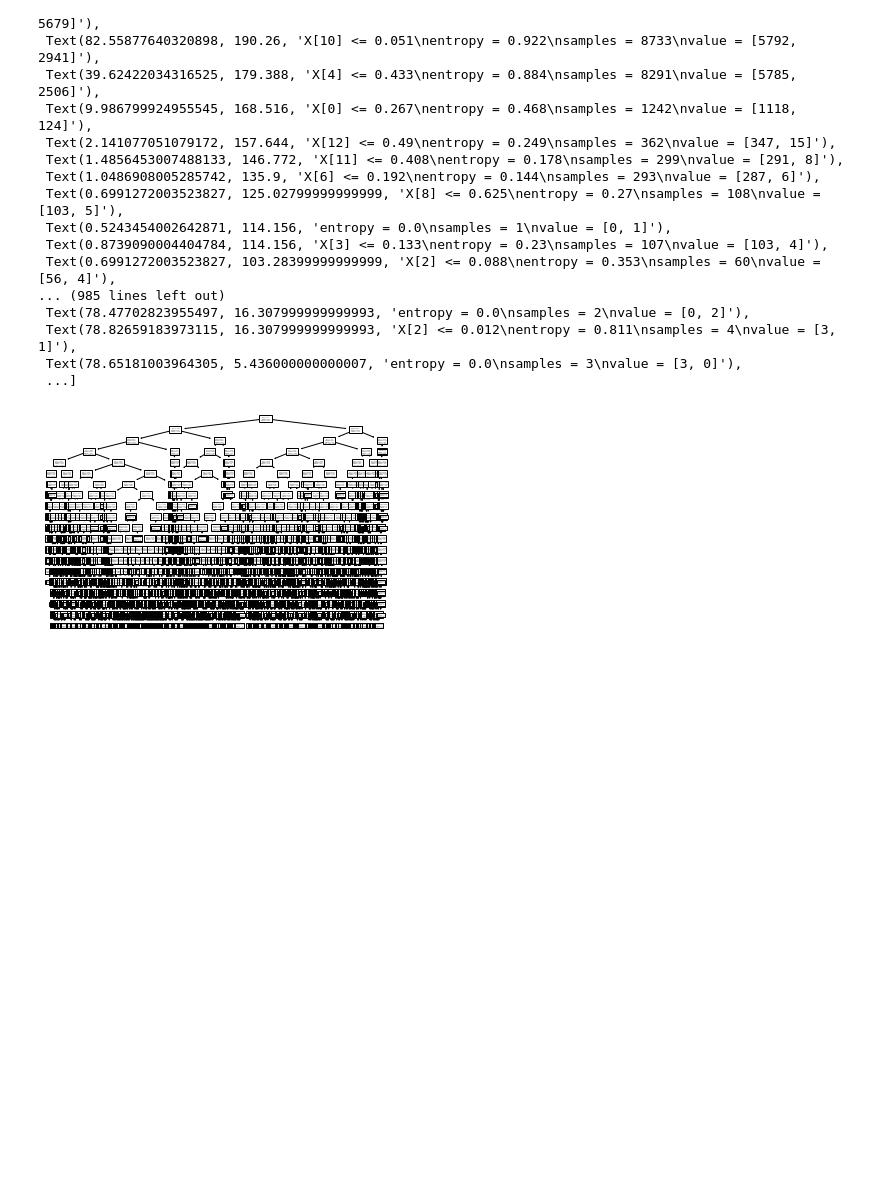
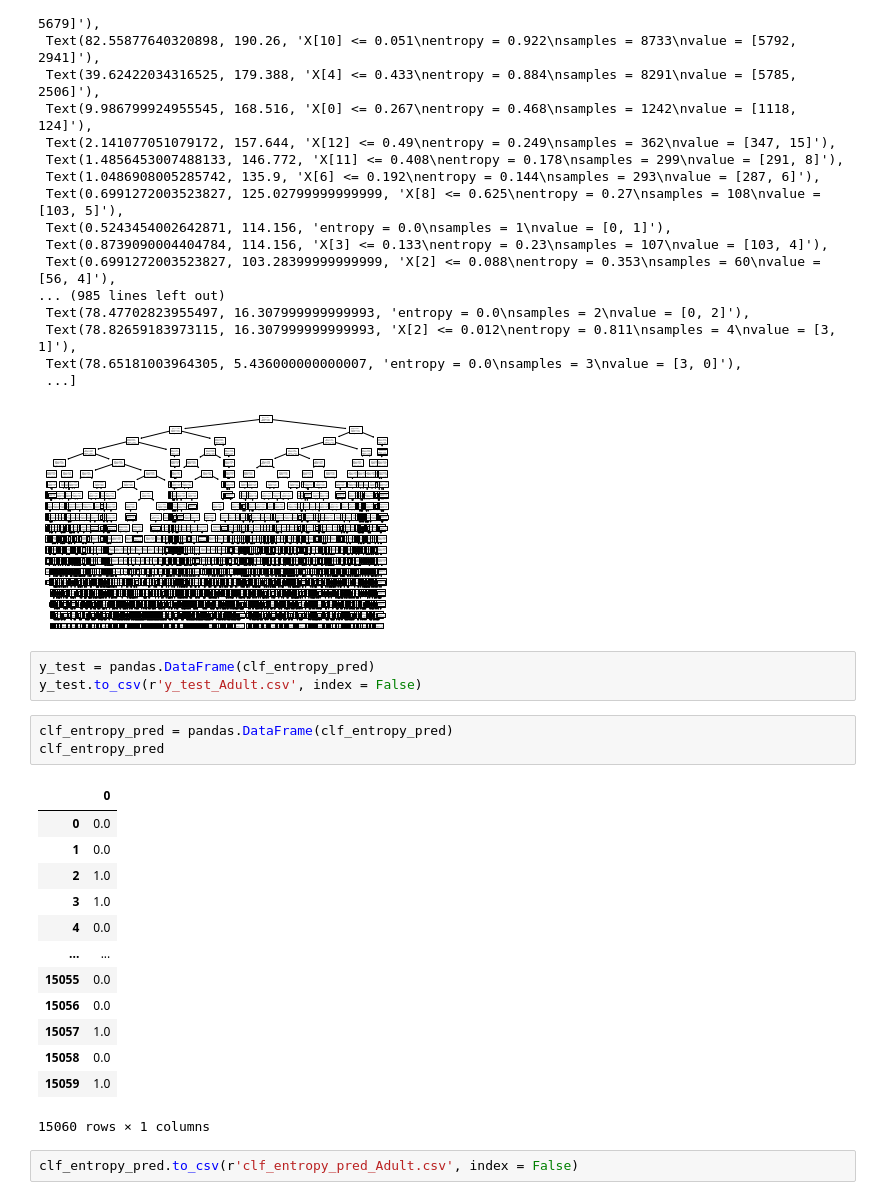
Before and after one commit to satan007417/DM_1, a Jupyter notebook: DTree_Adult.ipynb, the cells around one changed output. Drawn from its saved outputs; the diff is of its cells as text; blank space fills up the shorter version.

```diff
--- a/DTree_Adult.ipynb
+++ b/DTree_Adult.ipynb
@@ -252,3 +252,25 @@ tree.plot_tree(clf_entropy)
  Text(78.65181003964305, 5.436000000000007, 'entropy = 0.0\nsamples = 3\nvalue = [3, 0]'),
  ...]
 [figure]
+# %%
+y_test = pandas.DataFrame(clf_entropy_pred)
+y_test.to_csv(r'y_test_Adult.csv', index = False)
+# %%
+clf_entropy_pred = pandas.DataFrame(clf_entropy_pred)
+clf_entropy_pred
+# %% [output]
+|  | 0 |
+| 0 | 0.0 |
+| 1 | 0.0 |
+| 2 | 1.0 |
+| 3 | 1.0 |
+| 4 | 0.0 |
+| ... | ... |
+| 15055 | 0.0 |
+| 15056 | 0.0 |
+| 15057 | 1.0 |
+| 15058 | 0.0 |
+| 15059 | 1.0 |
+15060 rows × 1 columns
+# %%
+clf_entropy_pred.to_csv(r'clf_entropy_pred_Adult.csv', index = False)
```
Also changed, not shown: parts of 2 cells of this notebook, 4 other files.
